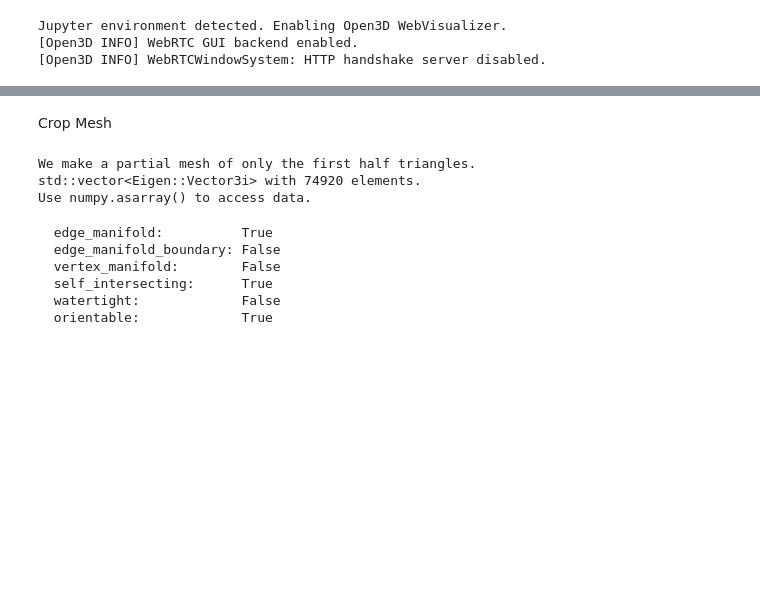
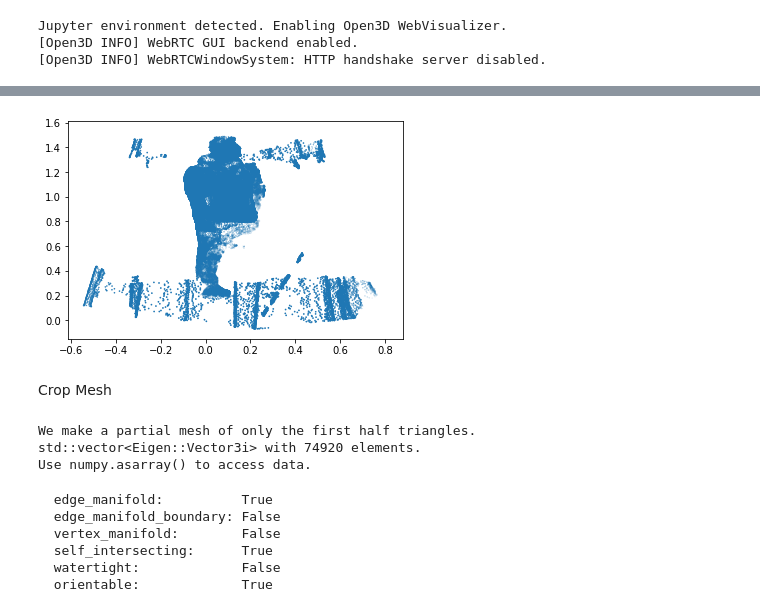
Before and after one commit to KevmarPerez/cmu-prosthetics, a Jupyter notebook: open3d_test/mm.ipynb, the cells around one changed output, grey strips where cells are left out. Cells and saved outputs as stored; diff of their text form; code cells hidden in the pictures; blank space fills up the shorter version.

```diff
--- a/open3d_test/mm.ipynb
+++ b/open3d_test/mm.ipynb
@@ -29,0 +119,9 @@ plt.show()
+# %%
+f_list = list(x.tolist() for x in v if x[0] and x[2] not in xy1)
+# new_v = new_list[:len(new_list)]
+new_v = np.asarray(f_list)
+ax = fig.add_subplot(111, projection='3d')
+plt.scatter(new_v[:,0],new_v[:,1],new_v[:,2])
+fig.set_size_inches(10,10)
+# %% [output]
+[figure, added]
```
Also changed, not shown: parts of 11 cells of this notebook, 14 other files.
